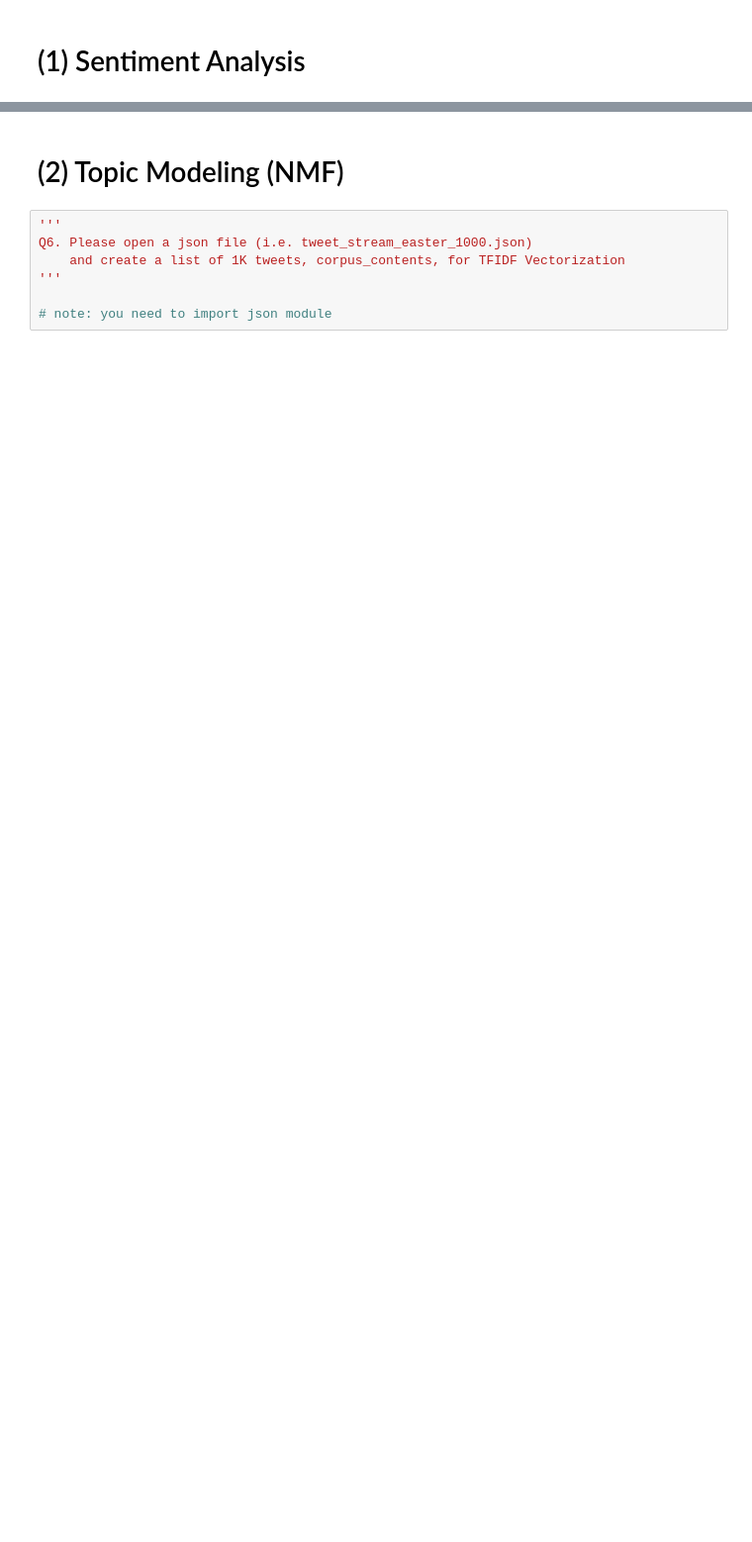
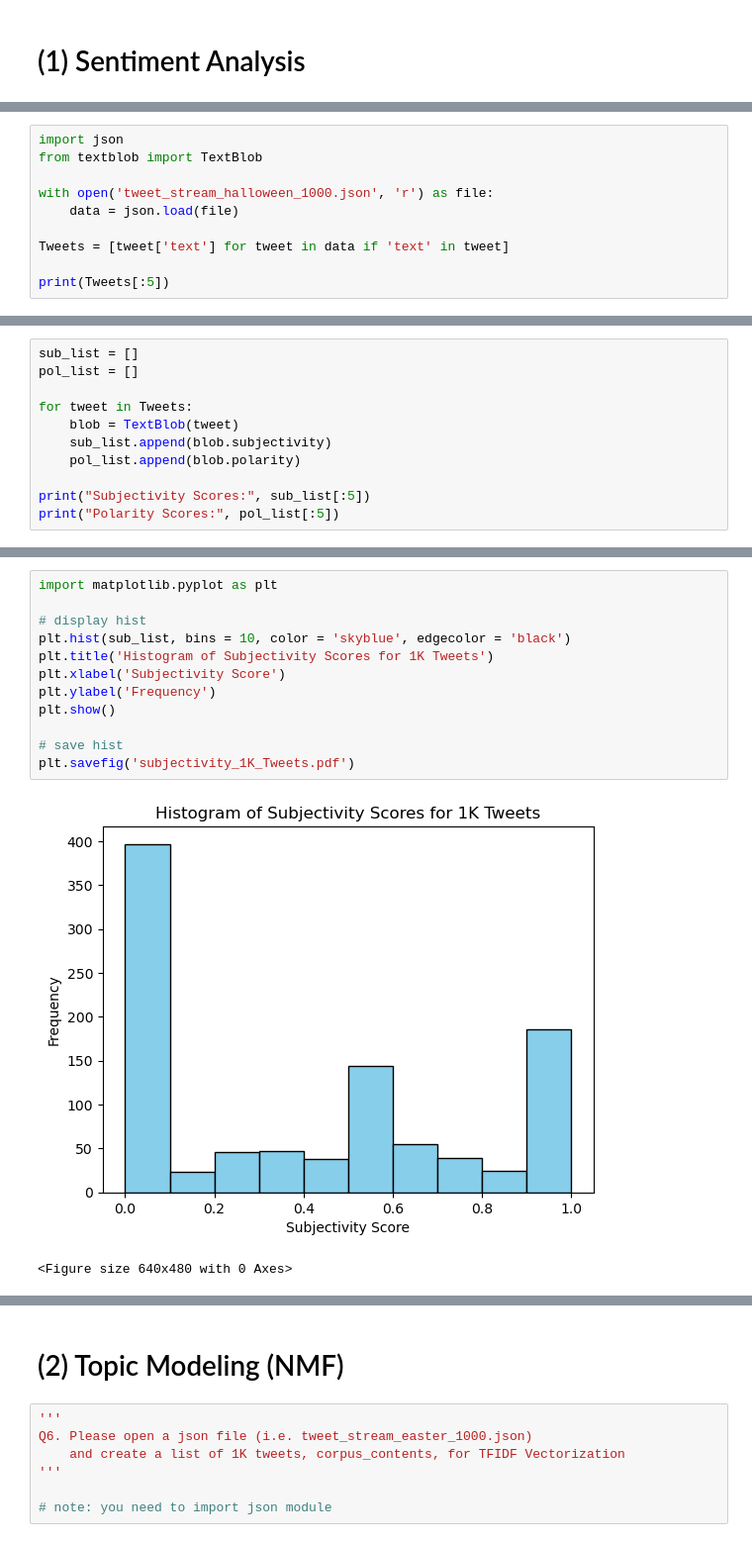
Before and after one commit to srak71/DSA-8640, a Jupyter notebook: Week_14_TextMining_SocialMediaAnalysis/HW10/HW10.ipynb, the cells around one changed output, grey strips where cells are left out. Shown at 99% size. Cells and saved outputs as stored; diff of their text form; blank space fills up the shorter version.

```diff
--- a/Week_14_TextMining_SocialMediaAnalysis/HW10/HW10.ipynb
+++ b/Week_14_TextMining_SocialMediaAnalysis/HW10/HW10.ipynb
@@ -9,0 +12,10 @@ Q1. Please open a json file (i.e. tweet_stream_halloween_1000) and create a list
+# %%
+import json
+from textblob import TextBlob
+
+with open('tweet_stream_halloween_1000.json', 'r') as file:
+    data = json.load(file)
+
+Tweets = [tweet['text'] for tweet in data if 'text' in tweet]
+
+print(Tweets[:5])
@@ -16,0 +33,11 @@ Q2. Please create two lists (e.g. sub_list, pol_list) that have the subjectivity
+# %%
+sub_list = []
+pol_list = []
+
+for tweet in Tweets:
+    blob = TextBlob(tweet)
+    sub_list.append(blob.subjectivity)
+    pol_list.append(blob.polarity)
+
+print("Subjectivity Scores:", sub_list[:5])
+print("Polarity Scores:", pol_list[:5])
@@ -26,3 +58,18 @@ Q3. Plesae display a histogram of subjectivy of 1K tweets.
+# %%
+import matplotlib.pyplot as plt
+
+# display hist
+plt.hist(sub_list, bins = 10, color = 'skyblue', edgecolor = 'black')
+plt.title('Histogram of Subjectivity Scores for 1K Tweets')
+plt.xlabel('Subjectivity Score')
+plt.ylabel('Frequency')
+plt.show()
+
+# save hist
+plt.savefig('subjectivity_1K_Tweets.pdf')
+# %% [output]
+[figure, added]
+<Figure size 640x480 with 0 Axes>
 # %%
 '''
 Q4. Plesae display a histogram of polarity of 1K tweets.
```
Also changed, not shown: parts of 19 cells of this notebook, 14 other files.
